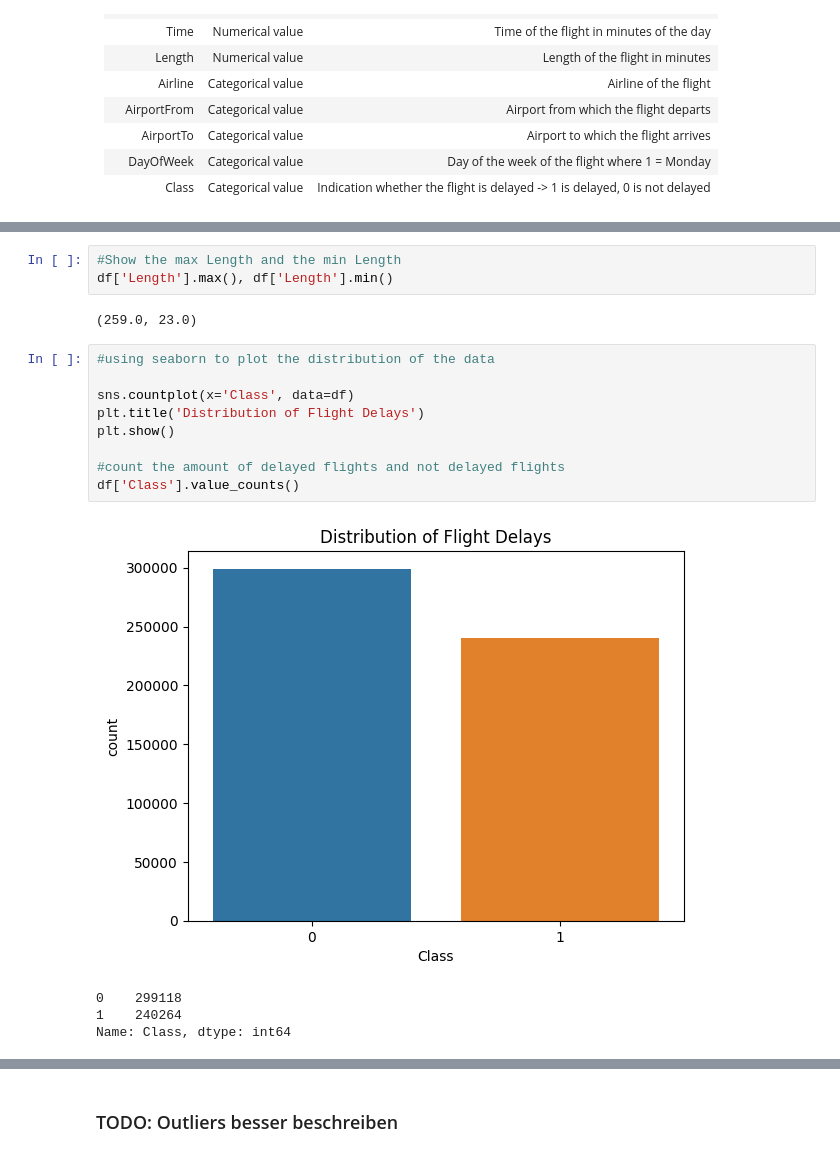
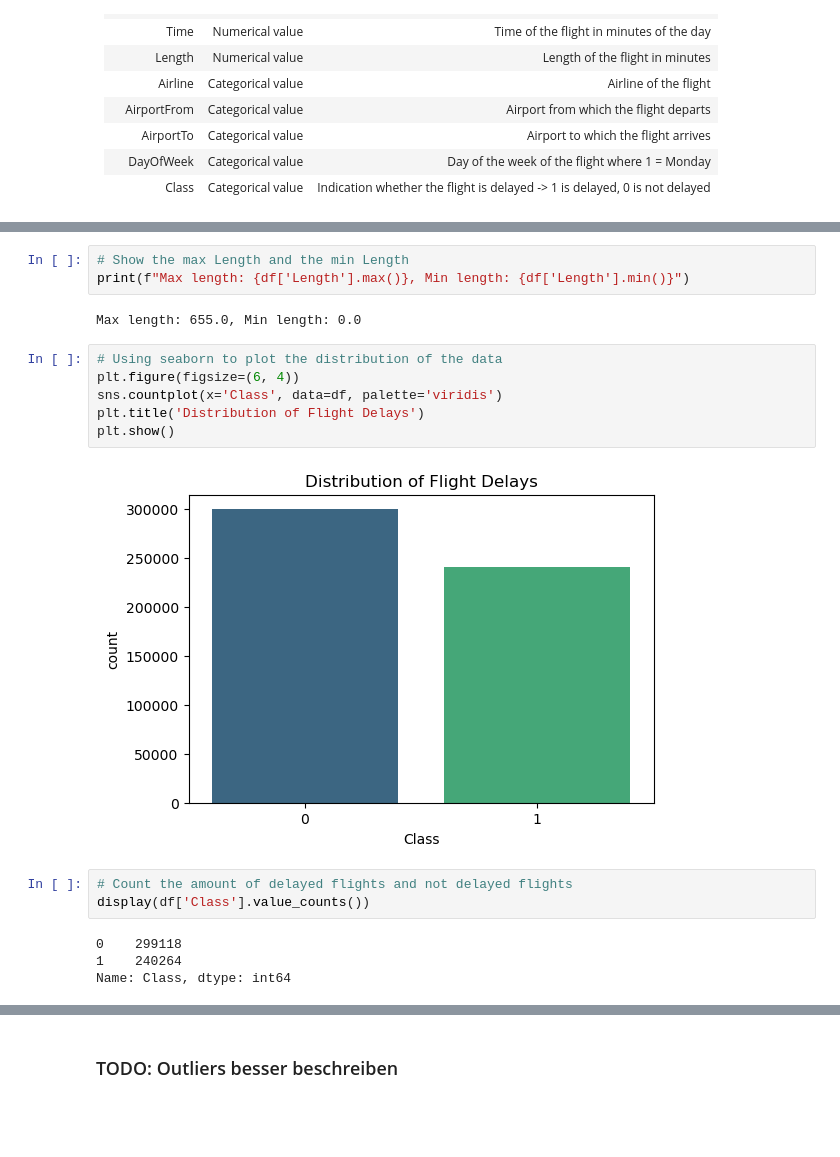
Before and after one commit to pinluis/AirlineDelay, a Jupyter notebook: src/AirlineDelay.ipynb, the cells around one changed output, grey strips where cells are left out. Cells and saved outputs as stored; diff of their text form; blank space fills up the shorter version.

Commit message:
enhanced eda, analysis and data cleansing added slides.

```diff
--- a/src/AirlineDelay.ipynb
+++ b/src/AirlineDelay.ipynb
@@ -106,22 +117,23 @@ DayOfWeek         7
 Class             2
 dtype: int64
 # %%
-#Show the max Length and the min Length
-df['Length'].max(), df['Length'].min()
+# Show the max Length and the min Length
+print(f"Max length: {df['Length'].max()}, Min length: {df['Length'].min()}")
 # %% [output]
-(259.0, 23.0)
+Max length: 655.0, Min length: 0.0
 # %%
-#using seaborn to plot the distribution of the data
-
-sns.countplot(x='Class', data=df)
+# Using seaborn to plot the distribution of the data
+plt.figure(figsize=(6, 4))
+sns.countplot(x='Class', data=df, palette='viridis')
 plt.title('Distribution of Flight Delays')
 plt.show()
-
-#count the amount of delayed flights and not delayed flights
-df['Class'].value_counts()
 # %% [output]
-[figure, old version]
+[figure, new version]
-0    299118
-1    240264
-Name: Class, dtype: int64
+# %%
+# Count the amount of delayed flights and not delayed flights
+display(df['Class'].value_counts())
+# %% [output]
+0    299118
+1    240264
+Name: Class, dtype: int64
 # %%
```
Also changed, not shown: parts of 38 cells of this notebook, 10 other files.
